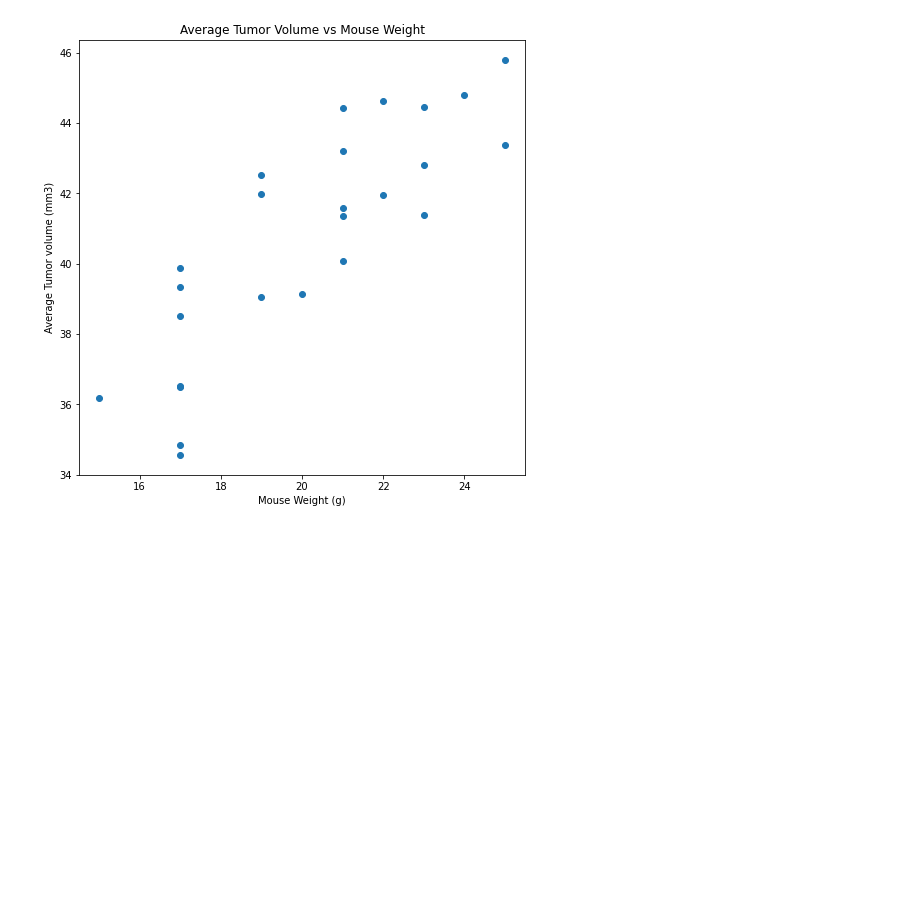
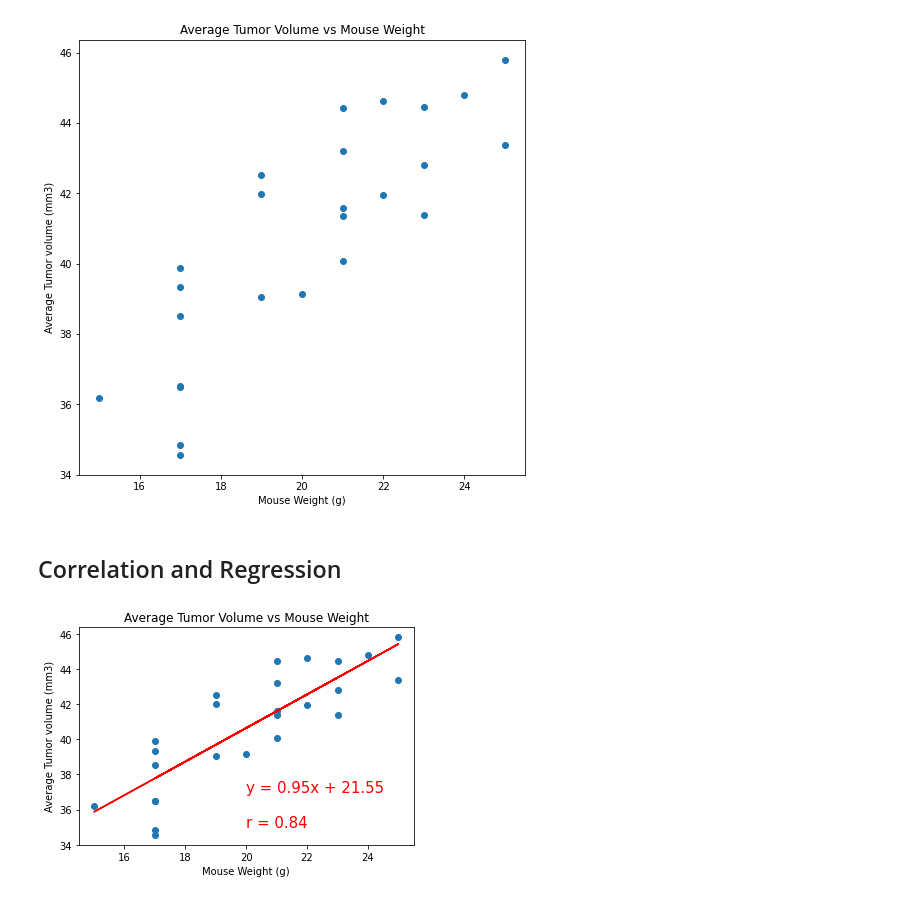
Before and after one commit to mjcarlson628/matplotlib-challenge, a Jupyter notebook: Pymaceuticals.ipynb, the cells around one changed output. Cells and saved outputs as stored; diff of their text form; code cells hidden in the pictures; blank space fills up the shorter version.

Commit message:
regression

```diff
--- a/Pymaceuticals.ipynb
+++ b/Pymaceuticals.ipynb
@@ -424,9 +425,11 @@ pd.DataFrame({
 | y793 | 17 | 38.506829 |
 # %%
 # Scatter Plot of mouse weight vs average tumor volume
+x_values = mouse_weight
+y_values = avg_tumor
 
 plt.figure(figsize = (8, 8))
-plt.scatter(mouse_weight, avg_tumor)
+plt.scatter(x_values, y_values)
 plt.xlabel("Mouse Weight (g)")
 plt.ylabel("Average Tumor volume (mm3)")
 plt.title("Average Tumor Volume vs Mouse Weight")
@@ -434,3 +437,25 @@ plt.title("Average Tumor Volume vs Mouse Weight")
 plt.show()
 # %% [output]
 [figure]
+# %% [markdown]
+## Correlation and Regression
+# %%
+# Find the linear regression line for tumor volume vs mouse weight
+(slope, intercept, rvalue, pvalue, stderr) = linregress(x_values, y_values)
+regress_values = x_values * slope + intercept
+plt.scatter(x_values,y_values)
+
+# Show the regression line
+plt.plot(x_values,regress_values,"r-")
+
+# Write the equation and correlation coefficient on the plot
+plt.annotate(f"y = {round(slope,2)}x + {round(intercept,2)}", (20, 37), fontsize=15,color="red")
+plt.annotate(f"r = {round(rvalue, 2)}", (20, 35), fontsize=15,color="red")
+
+plt.xlabel("Mouse Weight (g)")
+plt.ylabel("Average Tumor volume (mm3)")
+plt.title("Average Tumor Volume vs Mouse Weight")
+
+plt.show()
+# %% [output]
+[figure, added]
```
Also changed, not shown: parts of 3 cells of this notebook.
